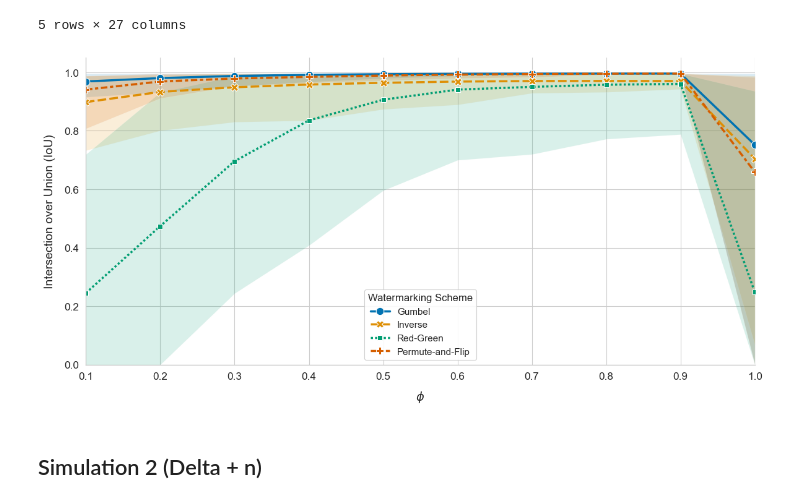
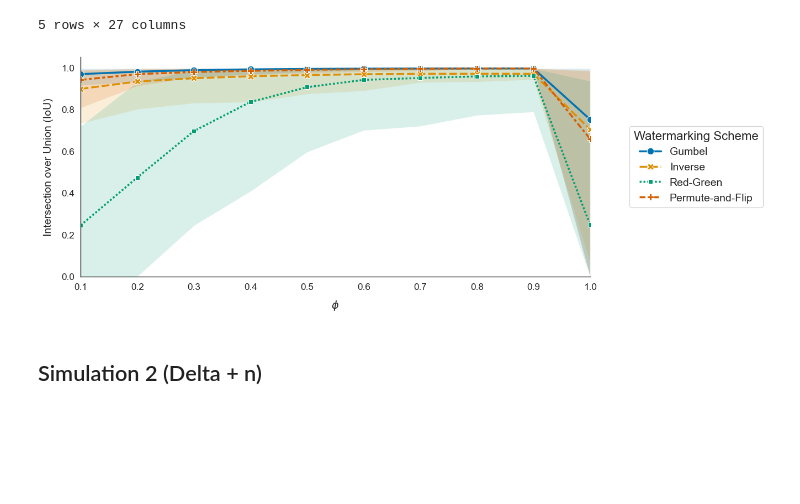
Before and after one commit to subroy13/WISER, a Jupyter notebook: scripts/simulation_plots.ipynb, the cells around one changed output. Drawn from its saved outputs; the diff is of its cells as text; code cells hidden in the pictures; blank space fills up the shorter version.

Commit message:
feat: updated figures

```diff
--- a/scripts/simulation_plots.ipynb
+++ b/scripts/simulation_plots.ipynb
@@ -20,8 +20,8 @@ df.head()
 | 4 | simulation 1 | 0.980534 | 0.98800 | 0.932000 | 0.996016 | 0.999500 | 1.0000 | 0.999750 | 0.983396 | ... |
 5 rows × 27 columns
 # %%
-plt.figure(figsize=(12,6))
-sns.set_theme(style="whitegrid", context="paper", font_scale=1.4)
+plt.figure(figsize=(14,5))
+sns.set_theme(style="white", context="paper", font_scale=1.4)
 
 # color friendly pallete
 unique_methods = df['watermark_type'].unique()
@@ -43,35 +43,35 @@ for method in unique_methods:
 # main lineplot
 sns.lineplot(
     data=df,
     x='ar_coeff',
     y='iou',
     hue='watermark_type',
     style='watermark_type',
     palette=method_colors,
     markers=True,
     dashes=True,
     linewidth=2.5,
     markersize=9
 )
 
 # Labeling
 plt.xlabel(f"$\phi$", fontsize=14, labelpad=10)
 plt.ylabel("Intersection over Union (IoU)", fontsize=14, labelpad=10)
 
 # Axis customization
 plt.ylim(0, 1.05)
 plt.xlim(df['ar_coeff'].min(), df['ar_coeff'].max())
 
 # Customize the legend
 # moving it outside or to a "best" location
-plt.legend(title='Watermarking Scheme', title_fontsize=12, fontsize=11, loc='best', frameon=True, framealpha=0.9)
+plt.legend(title='Watermarking Scheme', title_fontsize=16, fontsize=14, loc='right', frameon=True, framealpha=0.9, bbox_to_anchor=(1.35, 0.5))
 
 # Remove top and right spines for a cleaner "academic" look
 sns.despine()
 plt.tight_layout()
 plt.show()
 # %% [output]
-[figure, old version]
+[figure, new version]
 # %% [markdown]
 ## Simulation 2 (Delta + n)
 # %%
```
Also changed, not shown: parts of 3 cells of this notebook, 9 other files.
